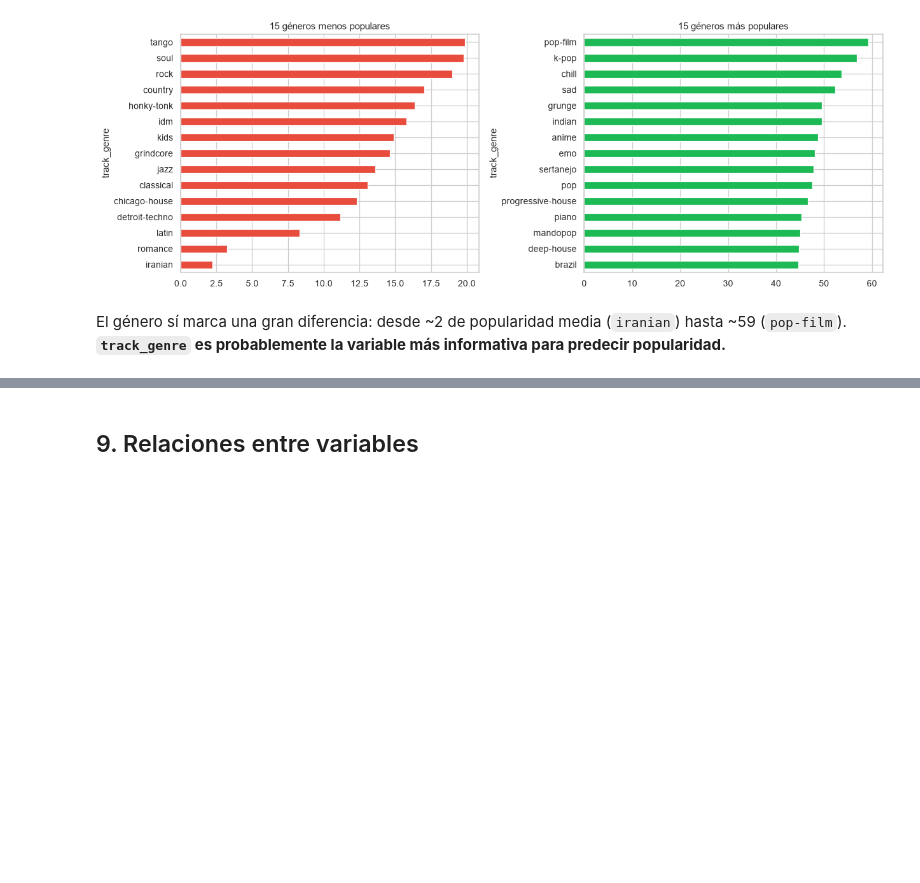
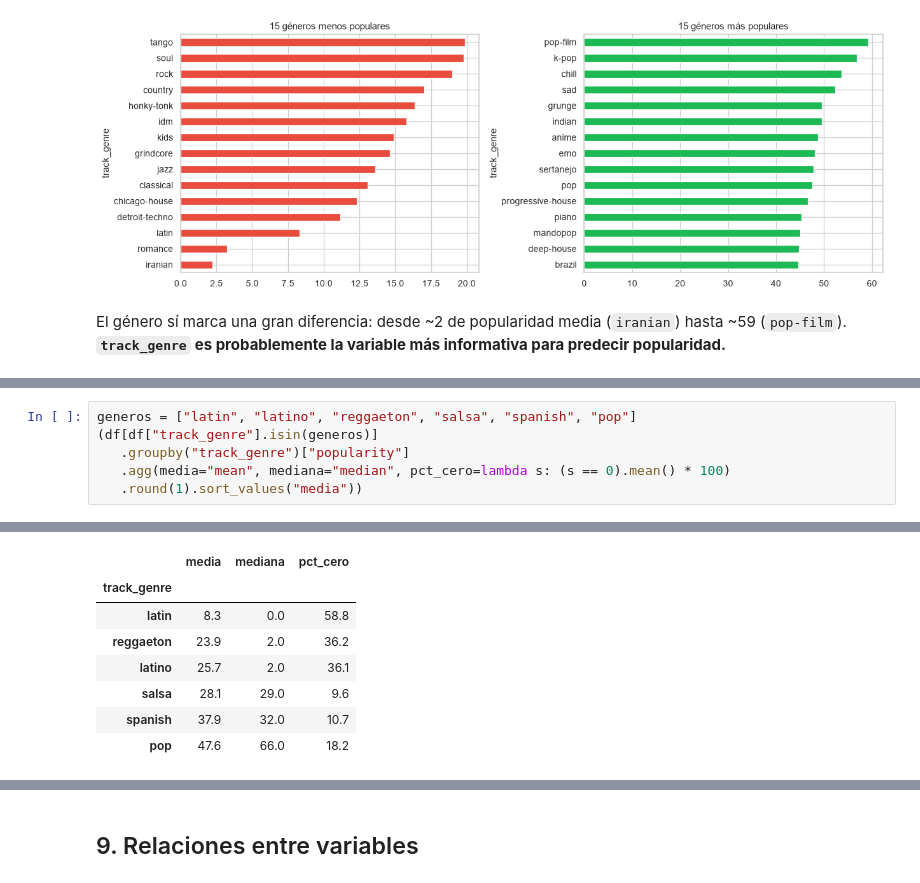
Before and after one commit to felipeangel321/Evaluacion2_machine_learning, a Jupyter notebook: notebooks/01_eda_analisis_exploratorio.ipynb, the cells around one changed output, grey strips where cells are left out. Drawn from its saved outputs; the diff is of its cells as text; blank space fills up the shorter version.

```diff
--- a/notebooks/01_eda_analisis_exploratorio.ipynb
+++ b/notebooks/01_eda_analisis_exploratorio.ipynb
@@ -369,0 +388,7 @@ El género sí marca una gran diferencia: desde ~2 de popularidad media (`irania
+# %%
+generos = ["latin", "latino", "reggaeton", "salsa", "spanish", "pop"]
+(df[df["track_genre"].isin(generos)]
+   .groupby("track_genre")["popularity"]
+   .agg(media="mean", mediana="median", pct_cero=lambda s: (s == 0).mean() * 100)
+   .round(1).sort_values("media"))
+# %% [output]
@@ -369,0 +396,8 @@ El género sí marca una gran diferencia: desde ~2 de popularidad media (`irania
+|  | media | mediana | pct_cero |
+| track_genre |  |  |  |
+| latin | 8.3 | 0.0 | 58.8 |
+| reggaeton | 23.9 | 2.0 | 36.2 |
+| latino | 25.7 | 2.0 | 36.1 |
+| salsa | 28.1 | 29.0 | 9.6 |
+| spanish | 37.9 | 32.0 | 10.7 |
+| pop | 47.6 | 66.0 | 18.2 |
```
Also changed, not shown: parts of 11 cells of this notebook, 4 other files.
